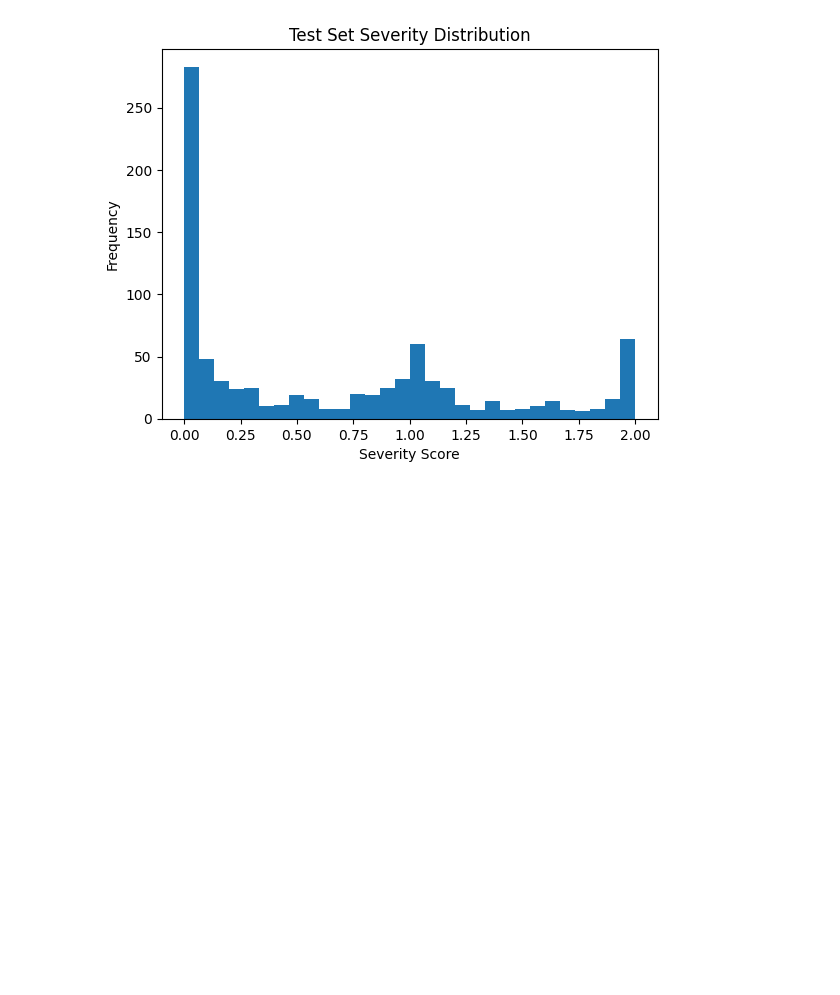
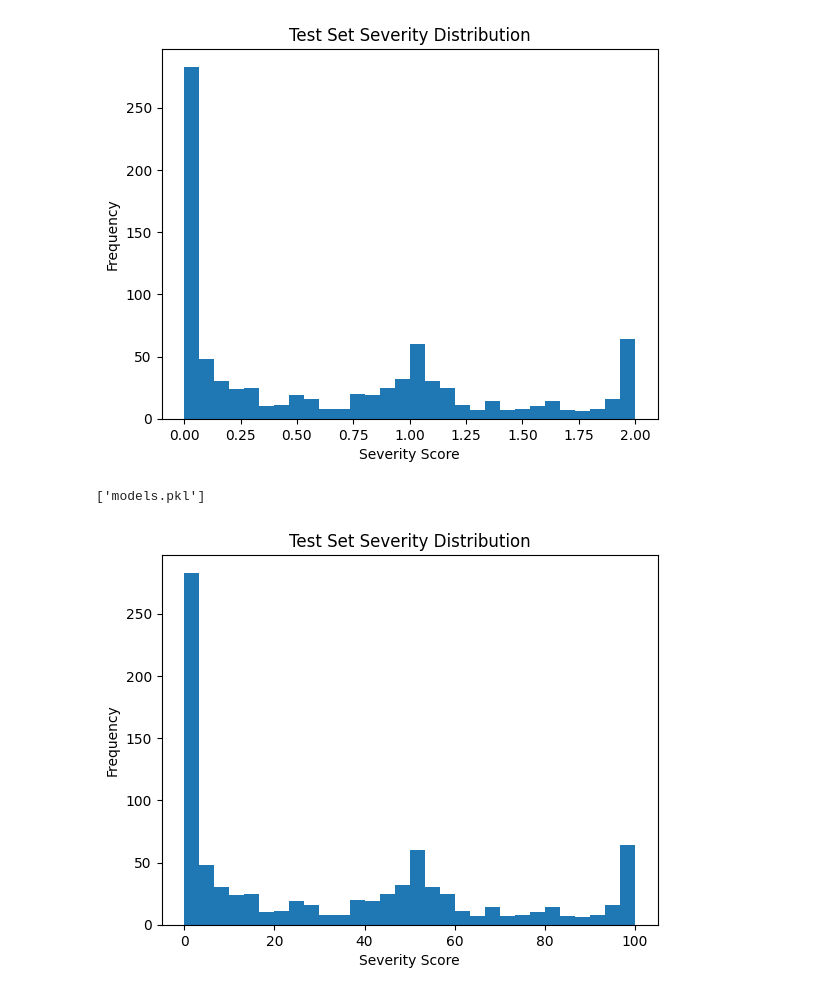
Before and after one commit to thomasjunwon/T2D_AI_research, a Jupyter notebook: model/custom scoring 3.ipynb, the cells around one changed output. Cells and saved outputs as stored; diff of their text form; code cells hidden in the pictures; blank space fills up the shorter version.

```diff
--- a/model/custom scoring 3.ipynb
+++ b/model/custom scoring 3.ipynb
@@ -204,3 +208,33 @@ plt.show()
 # %% [output]
 Test Accuracy: 0.8624277456647399
 [figure]
+# %%
+import joblib
+
+# 저장할 객체들을 딕셔너리로 묶기
+save_dict = {
+    "scaler": scaler,
+    "model1":final_model1,
+    "model2":final_model2,
+    "model3":final_model3,
+    "meta_model":meta_model
+}
+
+# 파일로 저장
+joblib.dump(save_dict, "models.pkl")
+# %% [output]
+['models.pkl']
+# %%
+X_te = pd.concat([X_life_te, X_demo_te, X_lab_te,glu_te,hba1c_te], axis=1)
+# %%
+from progression_scoring import progression_scoring
+
+scores=progression_scoring(X_te)
+
+plt.hist(scores, bins=30)
+plt.xlabel("Severity Score")
+plt.ylabel("Frequency")
+plt.title("Test Set Severity Distribution")
+plt.show()
+# %% [output]
+[figure, added]
```
Also changed, not shown: parts of 1 cell of this notebook, 7 other files.
